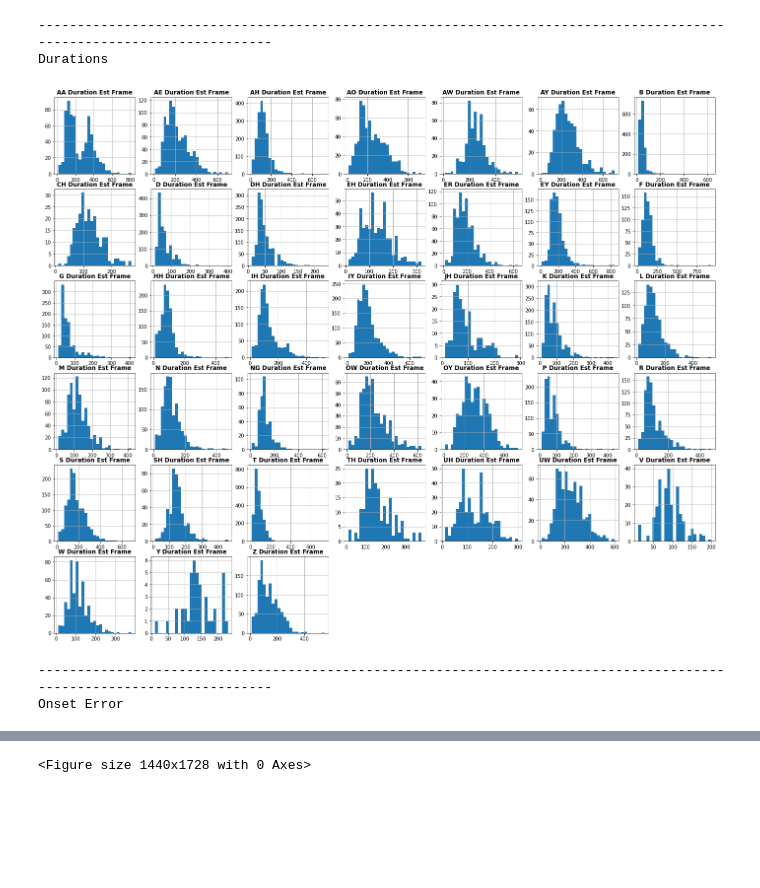
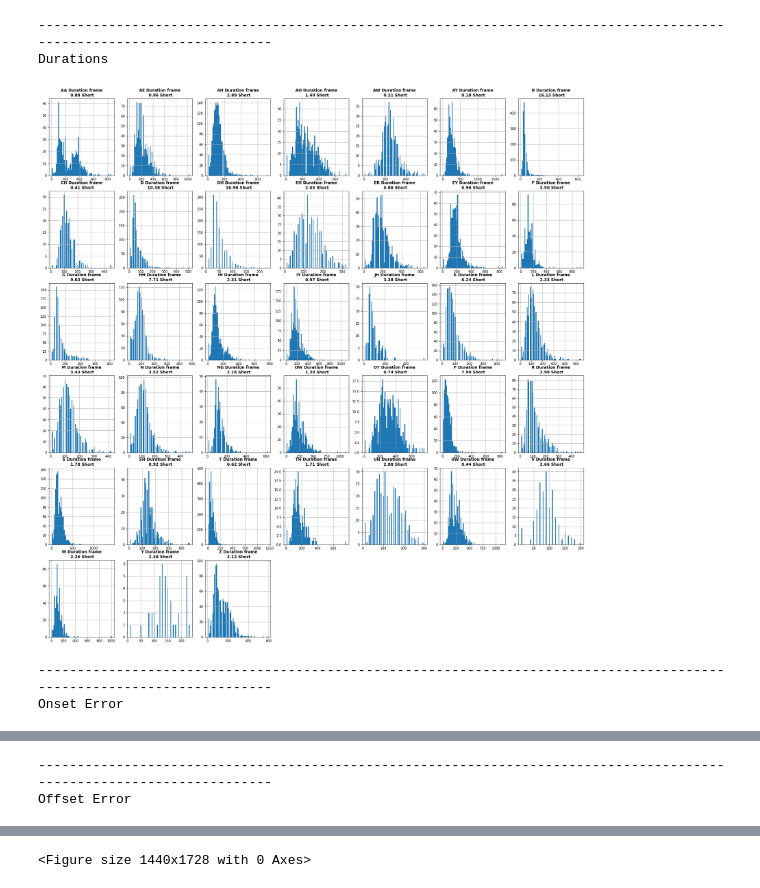
Before and after one commit to pkadambi/charsiu, a Jupyter notebook: sat_results_analyzer.ipynb, the cells around one changed output, grey strips where cells are left out. Saved outputs shown, nothing was run; the diff lists cells and outputs as text; code cells hidden in the pictures; blank space fills up the shorter version.

```diff
--- a/sat_results_analyzer.ipynb
+++ b/sat_results_analyzer.ipynb
@@ -116,3 +635,8 @@ def get_gt_tg(manual_tgpaths, target_tgpath, phone_key='ha phones'):
+# %%
+pctile_1st = {}
+
+for phone in ENGLISH_PHONEME_LIST:
+    pctile_1st[phone] = np.percentile(phonedurations_man[phone], 0.2)
 # %%
 # 'phone': [phone] * len(durations_gt['frame']), 'duration_gt': durations_gt['frame'], 'duration_est':durations_est['frame'],
 # 'onset_err_frame': onset_err['frame'], 'offset_err_frame': offset_err['frame']
@@ -265,46 +1116,69 @@ else:
+# %%
+gt_dfs['AA']['Duration'] = gt_dfs['AA']['end_time'] - gt_dfs['AA']['start_time']
+# %%
+plt.figure(figsize=(24, 20))
+for ii, phone in enumerate(ENGLISH_PHONEME_LIST):
+    plt.subplot(6, 7, ii+1)
+    duration = gt_dfs[phone]['end_time'] - gt_dfs[phone]['start_time']
+    plt.hist(duration, bins=100, density=True)
+    plt.xlim([0, 10])
+    plt.grid()
+    plt.title('%s Duration GT' % phone, fontweight='bold')
+plt.savefig('./saved_figures/phone_durations_manual.png')
+# %%
+plt.figure(figsize=(24, 20))
+for ii, phone in enumerate(ENGLISH_PHONEME_LIST):
+    _df = phone_dfs[phone]['xvector']
+    plt.subplot(6, 7, ii+1)
+    plt.hist(_df['duration_est_xvector'].values, bins=100)
+    plt.xlim([0, 10])
+    plt.grid()
+    plt.title('%s Duration xVec' % phone, fontweight='bold')
+plt.show()
 # %%
-plt.figure(figsize=(24, 20))
 print('----------------------------------------------------------------------------------------------------------------------')
+plt.figure(figsize=(29, 30))
 print('Durations')
 for ii, phone in enumerate(ENGLISH_PHONEME_LIST):
     _df = phone_dfs[phone]['frame']
     plt.subplot(6, 7, ii+1)
-    # durations = ['duration_est']
-    plt.hist(_df['duration_est'].values, bins=25)
-    # sns.kdeplot(phone_dfs[phone]['frame'], x='duration_est')
+    durations = _df['duration_est'].values
+    plt.hist(durations, bins=75)
+    pct_short = 100*sum((durations<30))/len(durations)
+
     plt.grid()
-    plt.title('%s Duration Est Frame' % phone, fontweight='bold')
+    plt.title('%s Duration frame\n %.2f Short' % (phone, pct_short), fontweight='bold')
 plt.savefig('./saved_figures/phone_durations_frame.png')
 plt.show()
 
 plt.figure(figsize=(24, 20))
 print('----------------------------------------------------------------------------------------------------------------------')
 print('Onset Error')
 for ii, phone in enumerate(ENGLISH_PHONEME_LIST):
     _df = phone_dfs[phone]['frame']
     plt.subplot(6, 7, ii+1)
     plt.hist(_df['onset_err_frame'].values, bins=50, density=True)
     plt.xlim(-75, 75)
     plt.grid()
     plt.title('%s Onset Err Frame' % phone, fontweight='bold')
 plt.savefig('./saved_figures/onset_err_frame.png')
 plt.show()
 
 plt.figure(figsize=(24, 20))
 print('----------------------------------------------------------------------------------------------------------------------')
 print('Offset Error')
 for ii, phone in enumerate(ENGLISH_PHONEME_LIST):
     _df = phone_dfs[phone]['frame']
     plt.subplot(6, 7, ii+1)
     plt.hist(_df['offset_err_frame'].values, bins=50, density=True)
     plt.xlim(-75, 75)
     plt.grid()
     plt.title('%s Offset Err Frame' % phone, fontweight='bold')
 plt.savefig('./saved_figures/offset_err_frame.png')
 plt.show()
 # %% [output]
 ----------------------------------------------------------------------------------------------------------------------
 Durations
-[figure, old version]
+[figure, new version]
 ----------------------------------------------------------------------------------------------------------------------
 Onset Error
@@ -310,0 +1186,2 @@ Onset Error
+----------------------------------------------------------------------------------------------------------------------
+Offset Error
```
Also changed, not shown: parts of 48 cells of this notebook, 9 other files.
